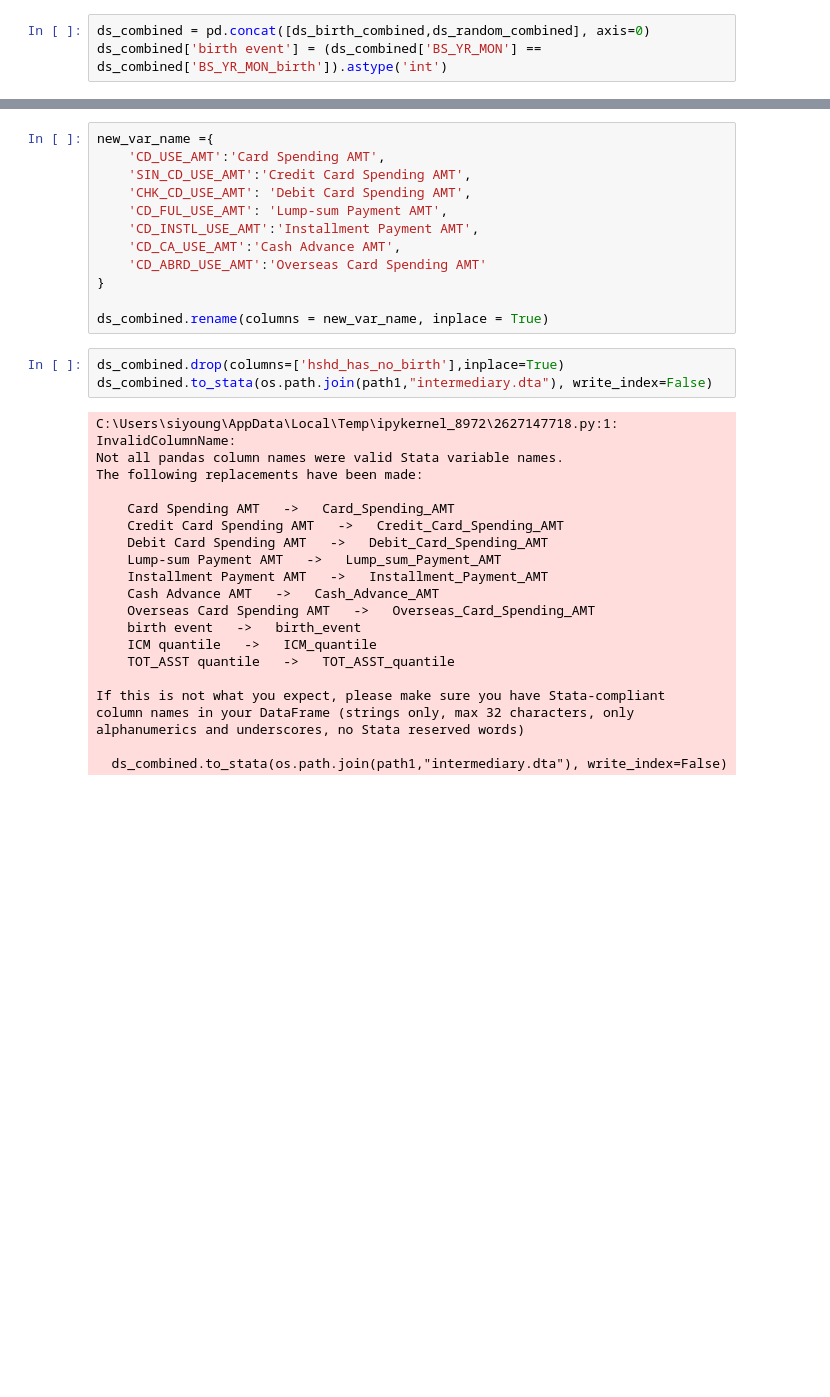
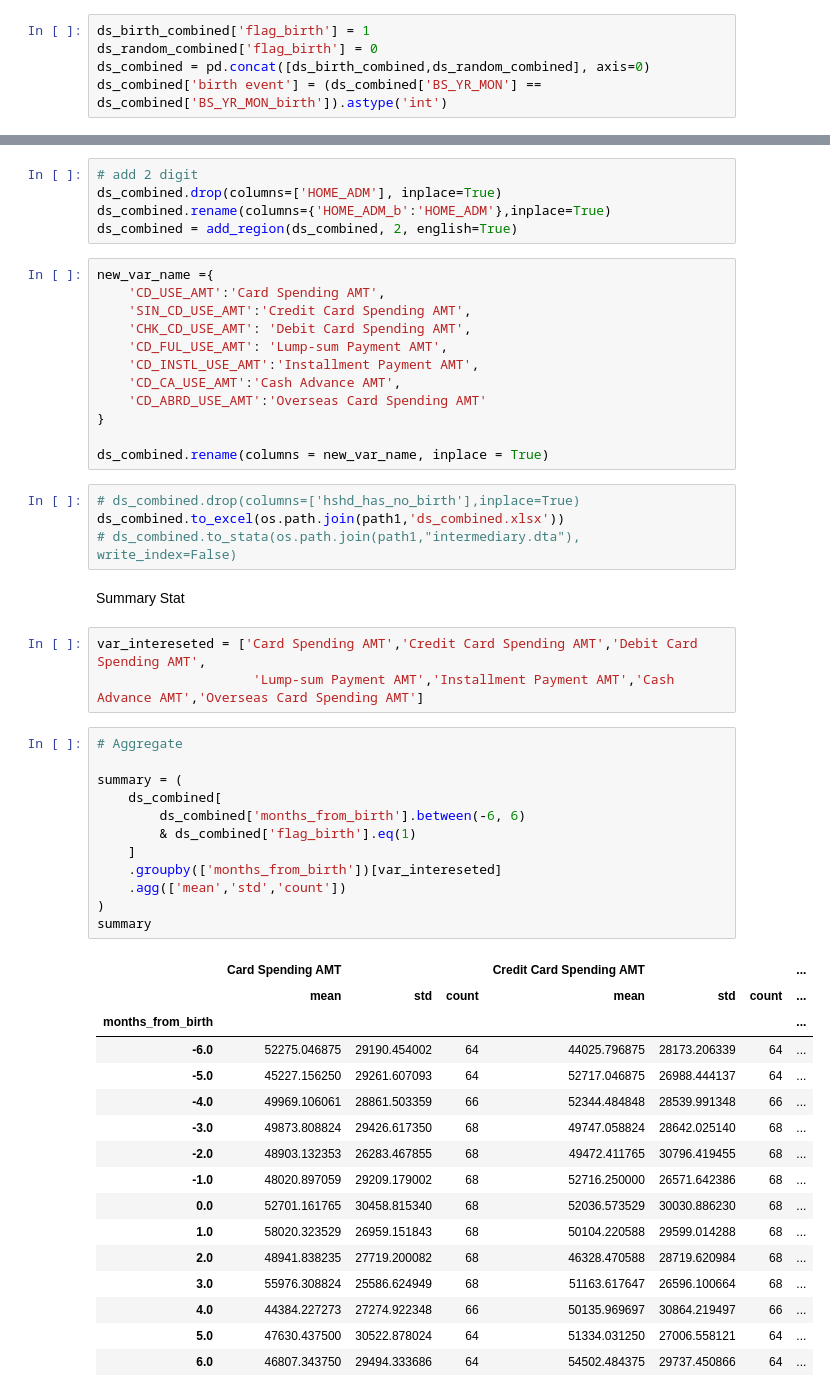
Before and after one commit to SiyoungEcon/Birth-Event-Study, a Jupyter notebook: event_study_birth.ipynb, the cells around one changed output, grey strips where cells are left out. Cells and saved outputs as stored; diff of their text form; blank space fills up the shorter version.

```diff
--- a/event_study_birth.ipynb
+++ b/event_study_birth.ipynb
@@ -329,6 +401,8 @@ print(ds_birth_combined.shape)
 ds_birth_indiv = ds_birth_skt.groupby('KEY').agg({'COMM_SNS_DAY':'mean', 'INFO_PORTAL_DAY':'mean'})
 ds_birth_combined = ds_birth_combined.merge(ds_birth_indiv, on='KEY', how = 'left')
 # %%
+ds_birth_combined['flag_birth'] = 1
+ds_random_combined['flag_birth'] = 0
 ds_combined = pd.concat([ds_birth_combined,ds_random_combined], axis=0)
 ds_combined['birth event'] = (ds_combined['BS_YR_MON'] == ds_combined['BS_YR_MON_birth']).astype('int')
 # %% [markdown]
@@ -391,6 +465,11 @@ ds_indiv['portal_quantile'] = np.select(portal_condition, ['1', '2'], default=pd
 
 ds_indiv = ds_indiv[['KEY','sns_quantile','portal_quantile']]
 ds_combined = ds_combined.merge(ds_indiv, on='KEY', how='left')
+# %%
+# add 2 digit
+ds_combined.drop(columns=['HOME_ADM'], inplace=True)
+ds_combined.rename(columns={'HOME_ADM_b':'HOME_ADM'},inplace=True)
+ds_combined = add_region(ds_combined, 2, english=True)
 # %%
 new_var_name ={
     'CD_USE_AMT':'Card Spending AMT',
@@ -404,26 +483,40 @@ new_var_name ={
 
 ds_combined.rename(columns = new_var_name, inplace = True)
 # %%
-ds_combined.drop(columns=['hshd_has_no_birth'],inplace=True)
-ds_combined.to_stata(os.path.join(path1,"intermediary.dta"), write_index=False)
+# ds_combined.drop(columns=['hshd_has_no_birth'],inplace=True)
+ds_combined.to_excel(os.path.join(path1,'ds_combined.xlsx'))
+# ds_combined.to_stata(os.path.join(path1,"intermediary.dta"), write_index=False)
-# %% [output]
-C:\Users\siyoung\AppData\Local\Temp\ipykernel_8972\2627147718.py:1: InvalidColumnName:
-Not all pandas column names were valid Stata variable names.
-The following replacements have been made:
-
-    Card Spending AMT   ->   Card_Spending_AMT
-    Credit Card Spending AMT   ->   Credit_Card_Spending_AMT
-    Debit Card Spending AMT   ->   Debit_Card_Spending_AMT
-    Lump-sum Payment AMT   ->   Lump_sum_Payment_AMT
-    Installment Payment AMT   ->   Installment_Payment_AMT
-    Cash Advance AMT   ->   Cash_Advance_AMT
-    Overseas Card Spending AMT   ->   Overseas_Card_Spending_AMT
-    birth event   ->   birth_event
-    ICM quantile   ->   ICM_quantile
-    TOT_ASST quantile   ->   TOT_ASST_quantile
-
-If this is not what you expect, please make sure you have Stata-compliant
-column names in your DataFrame (strings only, max 32 characters, only
-alphanumerics and underscores, no Stata reserved words)
-
-  ds_combined.to_stata(os.path.join(path1,"intermediary.dta"), write_index=False)
+# %% [markdown]
+Summary Stat
+# %%
+var_intereseted = ['Card Spending AMT','Credit Card Spending AMT','Debit Card Spending AMT',
+                    'Lump-sum Payment AMT','Installment Payment AMT','Cash Advance AMT','Overseas Card Spending AMT']
+# %%
+# Aggregate
+
+summary = (
+    ds_combined[
+        ds_combined['months_from_birth'].between(-6, 6)
+        & ds_combined['flag_birth'].eq(1)
+    ]
+    .groupby(['months_from_birth'])[var_intereseted]
+    .agg(['mean','std','count'])
+)
+summary
+# %% [output]
+|  | Card Spending AMT |  |  | Credit Card Spending AMT |  |  | ... |
+|  | mean | std | count | mean | std | count | ... |
+| months_from_birth |  |  |  |  |  |  | ... |
+| -6.0 | 52275.046875 | 29190.454002 | 64 | 44025.796875 | 28173.206339 | 64 | ... |
+| -5.0 | 45227.156250 | 29261.607093 | 64 | 52717.046875 | 26988.444137 | 64 | ... |
+| -4.0 | 49969.106061 | 28861.503359 | 66 | 52344.484848 | 28539.991348 | 66 | ... |
+| -3.0 | 49873.808824 | 29426.617350 | 68 | 49747.058824 | 28642.025140 | 68 | ... |
+| -2.0 | 48903.132353 | 26283.467855 | 68 | 49472.411765 | 30796.419455 | 68 | ... |
+| -1.0 | 48020.897059 | 29209.179002 | 68 | 52716.250000 | 26571.642386 | 68 | ... |
+| 0.0 | 52701.161765 | 30458.815340 | 68 | 52036.573529 | 30030.886230 | 68 | ... |
+| 1.0 | 58020.323529 | 26959.151843 | 68 | 50104.220588 | 29599.014288 | 68 | ... |
+| 2.0 | 48941.838235 | 27719.200082 | 68 | 46328.470588 | 28719.620984 | 68 | ... |
+| 3.0 | 55976.308824 | 25586.624949 | 68 | 51163.617647 | 26596.100664 | 68 | ... |
+| 4.0 | 44384.227273 | 27274.922348 | 66 | 50135.969697 | 30864.219497 | 66 | ... |
+| 5.0 | 47630.437500 | 30522.878024 | 64 | 51334.031250 | 27006.558121 | 64 | ... |
+| 6.0 | 46807.343750 | 29494.333686 | 64 | 54502.484375 | 29737.450866 | 64 | ... |
```
Also changed, not shown: parts of 8 cells of this notebook.
